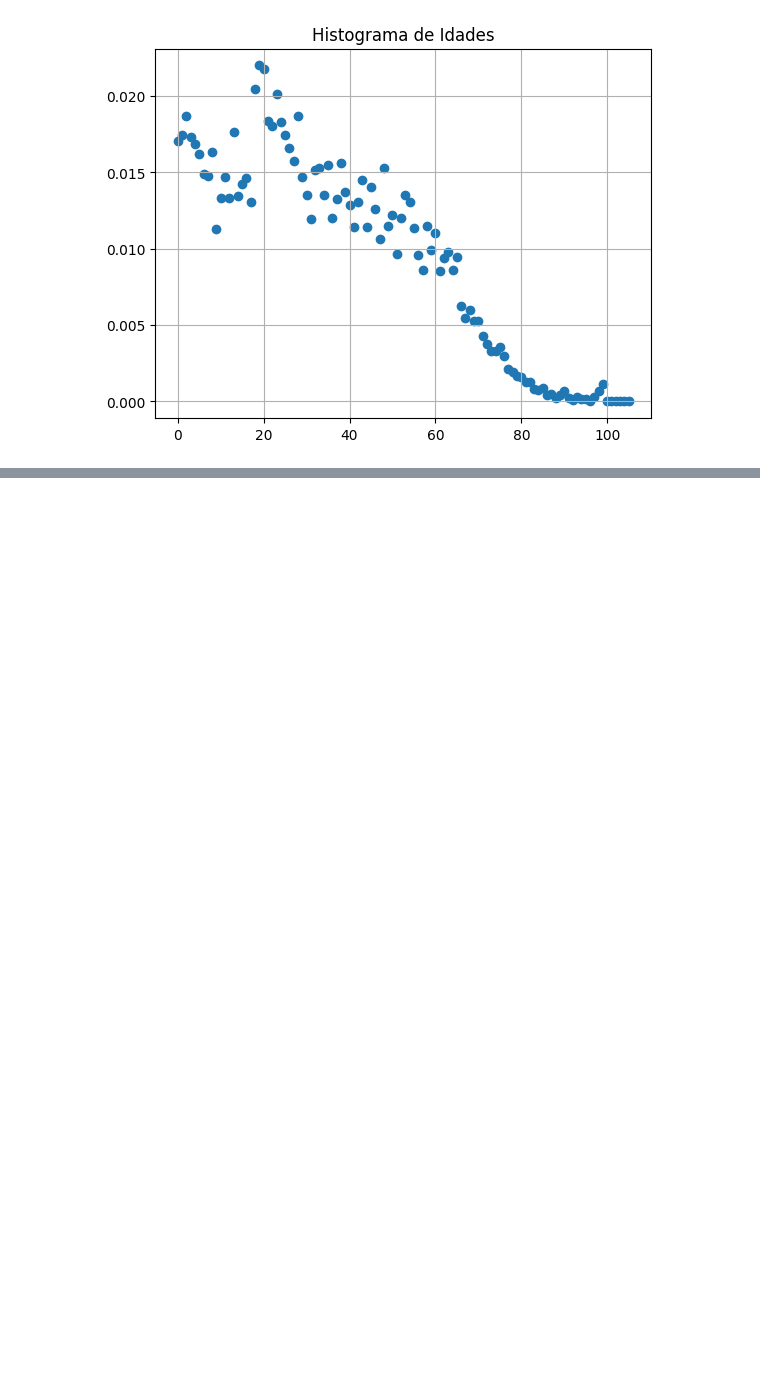
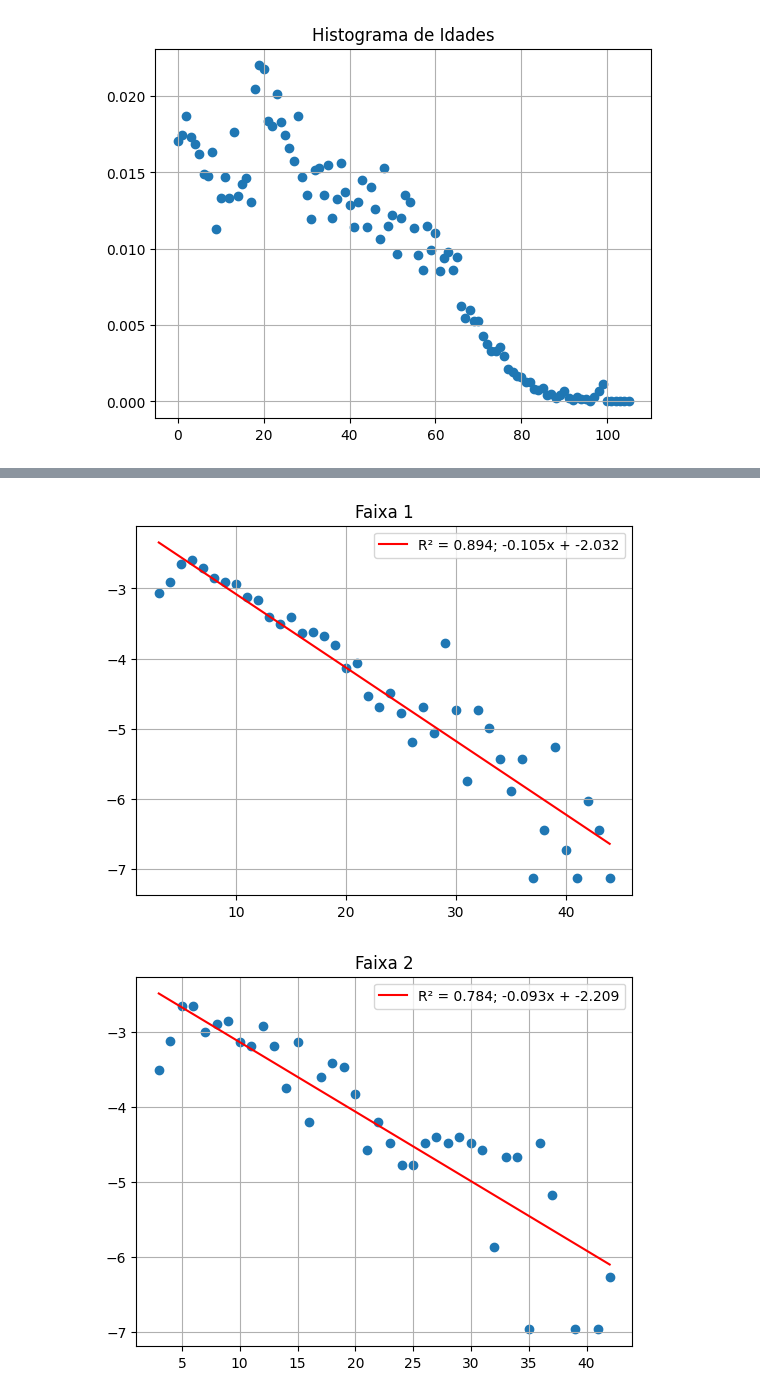
Before and after one commit to intcarlosmiguel/pesquisa_mestrado, a Jupyter notebook: polymod.ipynb, the cells around one changed output, grey strips where cells are left out. Drawn from its saved outputs; the diff is of its cells as text; code cells hidden in the pictures; blank space fills up the shorter version.

```diff
--- a/polymod.ipynb
+++ b/polymod.ipynb
@@ -96,0 +81,5 @@ generate_distribution_byfaixas(contagem,faixas)
+# %%
+A,B,C,S = generate_distribution_byfaixas(vetor,faixa_)
+# %% [output]
+[figure, added]
+[figure, added]
```
Also changed, not shown: parts of 28 cells of this notebook, 25 other files.
